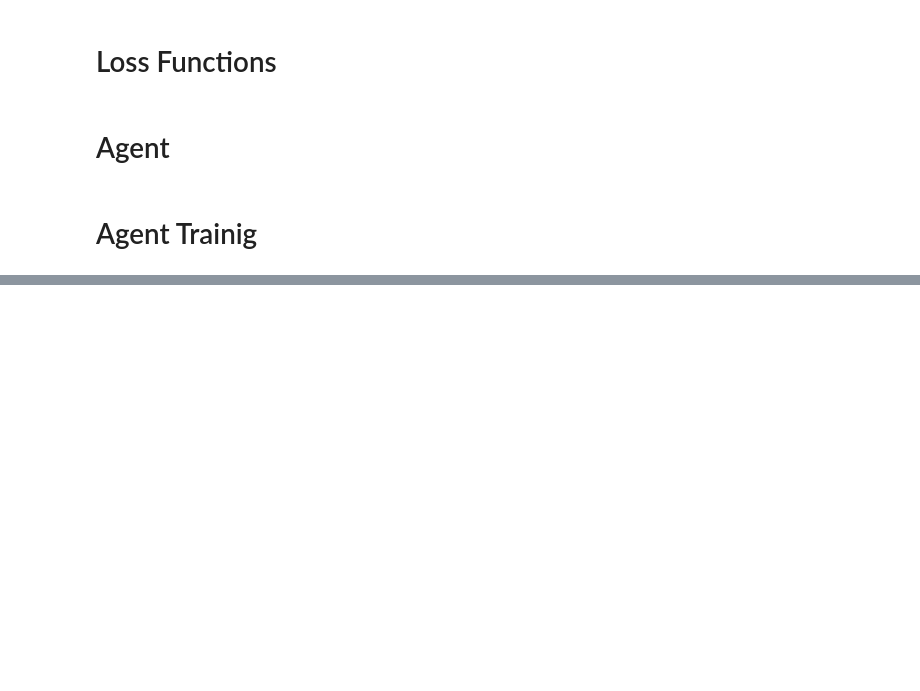
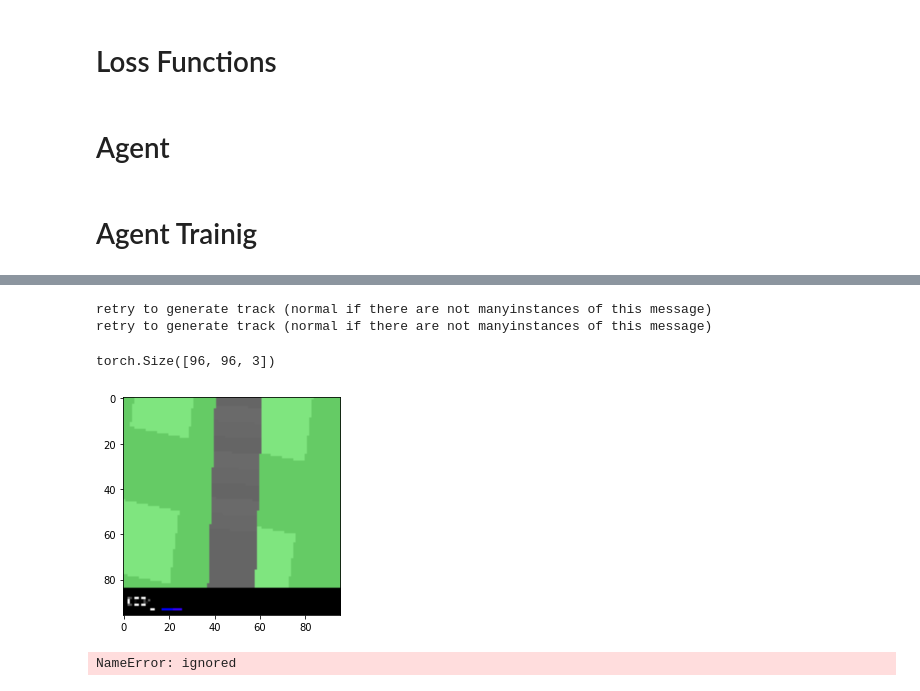
Before and after one commit to bochendong/Car_racing, a Jupyter notebook: “dsn_ipynb”的副本.ipynb, the cells around one changed output, grey strips where cells are left out. Cells and saved outputs as stored; diff of their text form; code cells hidden in the pictures; blank space fills up the shorter version.

```diff
--- a/“dsn_ipynb”的副本.ipynb
+++ b/“dsn_ipynb”的副本.ipynb
@@ -340,11 +400,11 @@ class DiffLoss(nn.Module):
 
         return diff_loss
 # %%
-loss_classification = torch.nn.CrossEntropyLoss()
+loss_classification = torch.nn.CrossEntropyLoss().cuda()
 loss_recon1 = MSE()
 loss_recon2 = SIMSE()
 loss_diff = DiffLoss()
-loss_similarity = torch.nn.CrossEntropyLoss()
+loss_similarity = torch.nn.CrossEntropyLoss().cuda()
 # %% [markdown]
 # Agent
 # %%
@@ -724,0 +724,73 @@ tensor(0.1803, device='cuda:0', dtype=torch.float64, grad_fn=<AddBackward0>)
+# %%
+def get_batch(source_env, agent):
+    for i_ep in range(3000):
+        state = source_env.reset()
+        for t in range(1000):
+            action, a_logp = agent.select_action(state)
+            state_, reward, done, die = source_env.step(action * np.array([2., 1., 1.])\
+                                                              + np.array([-1., 0., 0.]))
+
+            should_update = agent.store((state, action, a_logp, reward, state_))
+            if should_update:
+                return agent.get_batch()
+
+            state = state_
+            if done or die: break
+# %%
+green_env = Env(color = 'g', seed = 0)
+criterion = nn.CrossEntropyLoss().cuda()
+net = DSN().double().cuda()
+optimizer = optim.Adam(net.parameters(), lr=1e-3)
+agent = Agent(net = net,  criterion = criterion,  optimizer = optimizer, buffer_capacity = 2048, batch_size = 128)
+
+batch = get_batch(green_env, agent)
+# %% [output]
+retry to generate track (normal if there are not manyinstances of this message)
+retry to generate track (normal if there are not manyinstances of this message)
+# %%
+s = torch.tensor(batch['s'], dtype=torch.double).to(device)
+
+state = s[10][0]
+state.size()
+# %% [output]
+torch.Size([96, 96, 3])
+# %%
+def show_state (state):
+    image = (state + 1) / 2
+    image = image.cpu().detach().numpy()
+    plt.imshow(image)
+
+show_state(state)
+# %% [output]
+[figure, added]
+# %%
+def get_road_layer(state):
+    s = torch.transpose(state, 0, 2)
+    road = s [1] - s [0] * 0.6 - s[2] * 0.4
+    road = torch.stack((road, road, road), 0)
+    ones = torch.ones(3, 96, 96).to(device)
+
+    road_mask = torch.logical_xor(road, ones)
+    road_layer = s * road_mask
+
+    state = torch.transpose(road_layer, 0, 2)
+
+    show_state (state)
+
+# get_road_layer(state)
+
+def get_red_block_layer():
+    s = torch.zeros(3, 96, 96).to(device)
+
+    red_block_0 = torch.zeros(3, 96, 96).to(device)
+
+    for i in range(80, 96):
+        for j in range(80, 96):
+            red_block_0[0][i][j] = 255
+    state = torch.transpose(red_block_0, 0, 2)
+
+    show_state (state)
+
+get_red_block_layer()
+# %% [output]
+NameError: ignored
```
Also changed, not shown: parts of 6 cells of this notebook.
